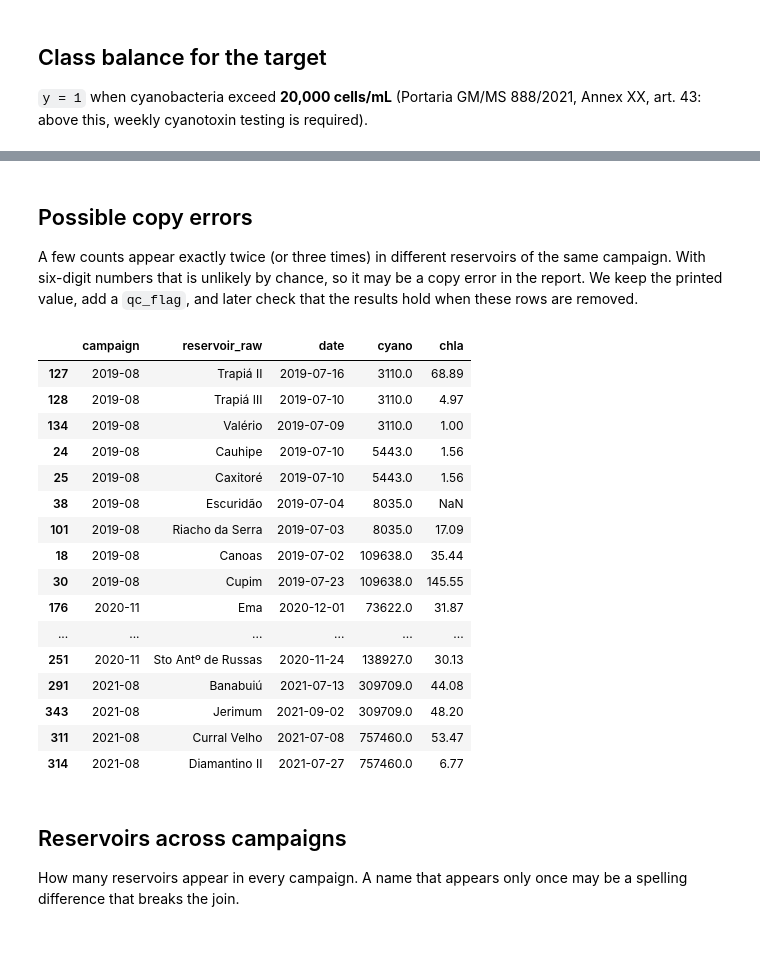
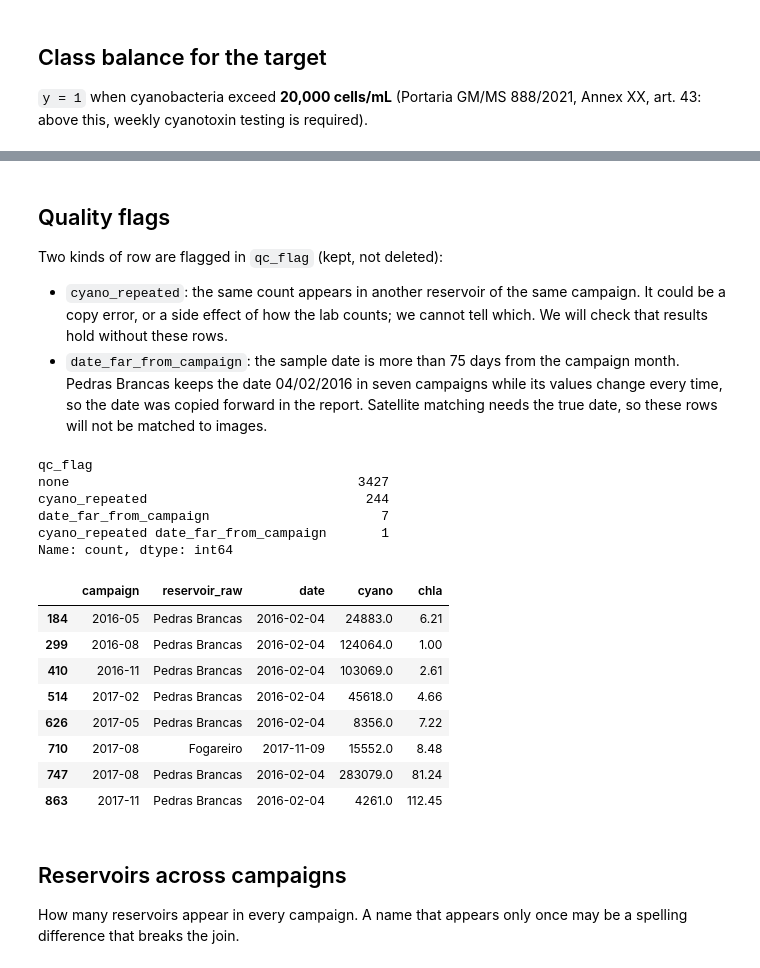
Before and after one commit to FilipeM7S/alerta-acude, a Jupyter notebook: notebooks/01_ground_truth.ipynb, the cells around one changed output, grey strips where cells are left out. Cells and saved outputs as stored; diff of their text form; code cells hidden in the pictures; blank space fills up the shorter version.

```diff
--- a/notebooks/01_ground_truth.ipynb
+++ b/notebooks/01_ground_truth.ipynb
@@ -130,27 +210,29 @@ lab.groupby("campaign")["y"].agg(n="size", positives="sum", share="mean").round(
-# %% [markdown]
-## Possible copy errors
-
-A few counts appear exactly twice (or three times) in different reservoirs of the same campaign. With six-digit numbers that is unlikely by chance, so it may be a copy error in the report. We keep the printed value, add a `qc_flag`, and later check that the results hold when these rows are removed.
+# %% [markdown]
+## Quality flags
+
+Two kinds of row are flagged in `qc_flag` (kept, not deleted):
+
+- `cyano_repeated`: the same count appears in another reservoir of the same campaign. It could be a copy error, or a side effect of how the lab counts; we cannot tell which. We will check that results hold without these rows.
+- `date_far_from_campaign`: the sample date is more than 75 days from the campaign month. Pedras Brancas keeps the date 04/02/2016 in seven campaigns while its values change every time, so the date was copied forward in the report. Satellite matching needs the true date, so these rows will not be matched to images.
 # %%
-samples.loc[samples["qc_flag"] != "", ["campaign", "reservoir_raw", "date", "cyano", "chla"]].sort_values(["campaign", "cyano"])
+print(samples["qc_flag"].replace("", "none").value_counts())
+samples.loc[samples["qc_flag"].str.contains("date_far"), ["campaign", "reservoir_raw", "date", "cyano", "chla"]]
 # %% [output]
+qc_flag
+none                                     3427
+cyano_repeated                            244
+date_far_from_campaign                      7
+cyano_repeated date_far_from_campaign       1
+Name: count, dtype: int64
 |  | campaign | reservoir_raw | date | cyano | chla |
-| 127 | 2019-08 | Trapiá II | 2019-07-16 | 3110.0 | 68.89 |
-| 128 | 2019-08 | Trapiá III | 2019-07-10 | 3110.0 | 4.97 |
-| 134 | 2019-08 | Valério | 2019-07-09 | 3110.0 | 1.00 |
-| 24 | 2019-08 | Cauhipe | 2019-07-10 | 5443.0 | 1.56 |
-| 25 | 2019-08 | Caxitoré | 2019-07-10 | 5443.0 | 1.56 |
-| 38 | 2019-08 | Escuridão | 2019-07-04 | 8035.0 | NaN |
-| 101 | 2019-08 | Riacho da Serra | 2019-07-03 | 8035.0 | 17.09 |
-| 18 | 2019-08 | Canoas | 2019-07-02 | 109638.0 | 35.44 |
-| 30 | 2019-08 | Cupim | 2019-07-23 | 109638.0 | 145.55 |
-| 176 | 2020-11 | Ema | 2020-12-01 | 73622.0 | 31.87 |
-| ... | ... | ... | ... | ... | ... |
-| 251 | 2020-11 | Sto Antº de Russas | 2020-11-24 | 138927.0 | 30.13 |
-| 291 | 2021-08 | Banabuiú | 2021-07-13 | 309709.0 | 44.08 |
-| 343 | 2021-08 | Jerimum | 2021-09-02 | 309709.0 | 48.20 |
-| 311 | 2021-08 | Curral Velho | 2021-07-08 | 757460.0 | 53.47 |
-| 314 | 2021-08 | Diamantino II | 2021-07-27 | 757460.0 | 6.77 |
+| 184 | 2016-05 | Pedras Brancas | 2016-02-04 | 24883.0 | 6.21 |
+| 299 | 2016-08 | Pedras Brancas | 2016-02-04 | 124064.0 | 1.00 |
+| 410 | 2016-11 | Pedras Brancas | 2016-02-04 | 103069.0 | 2.61 |
+| 514 | 2017-02 | Pedras Brancas | 2016-02-04 | 45618.0 | 4.66 |
+| 626 | 2017-05 | Pedras Brancas | 2016-02-04 | 8356.0 | 7.22 |
+| 710 | 2017-08 | Fogareiro | 2017-11-09 | 15552.0 | 8.48 |
+| 747 | 2017-08 | Pedras Brancas | 2016-02-04 | 283079.0 | 81.24 |
+| 863 | 2017-11 | Pedras Brancas | 2016-02-04 | 4261.0 | 112.45 |
 # %% [markdown]
 ## Reservoirs across campaigns
 
```
Also changed, not shown: parts of 10 cells of this notebook, 33 other files.
